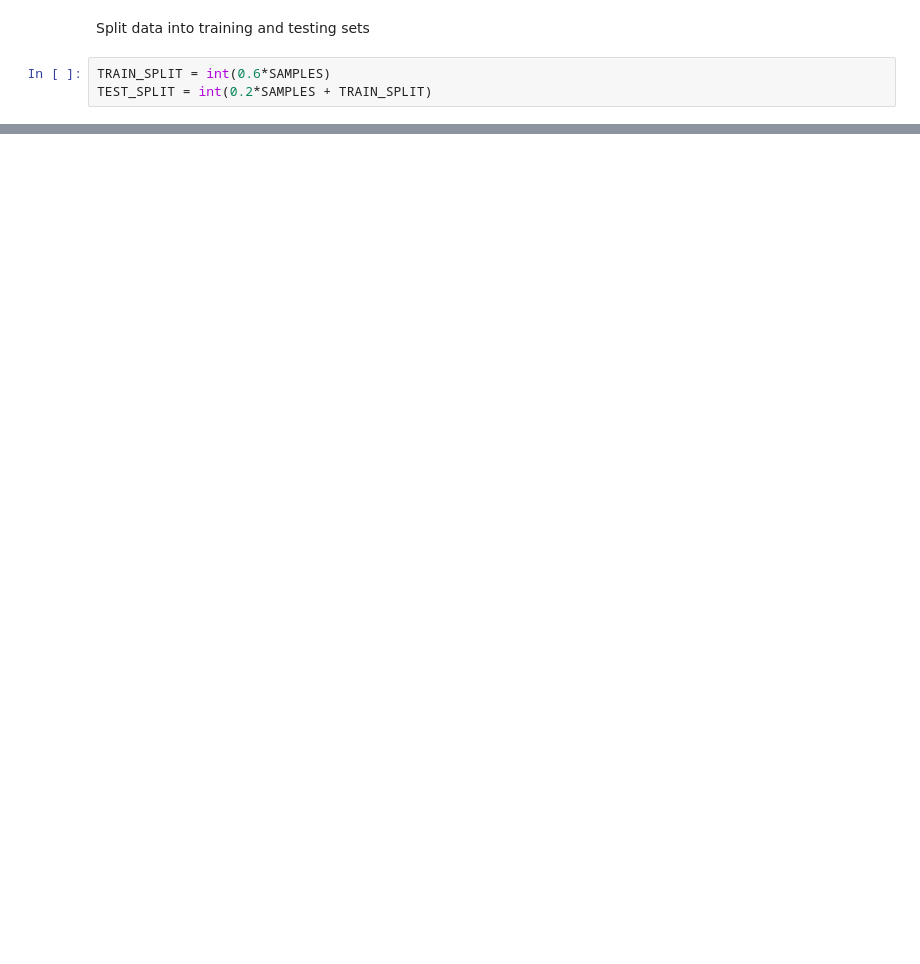
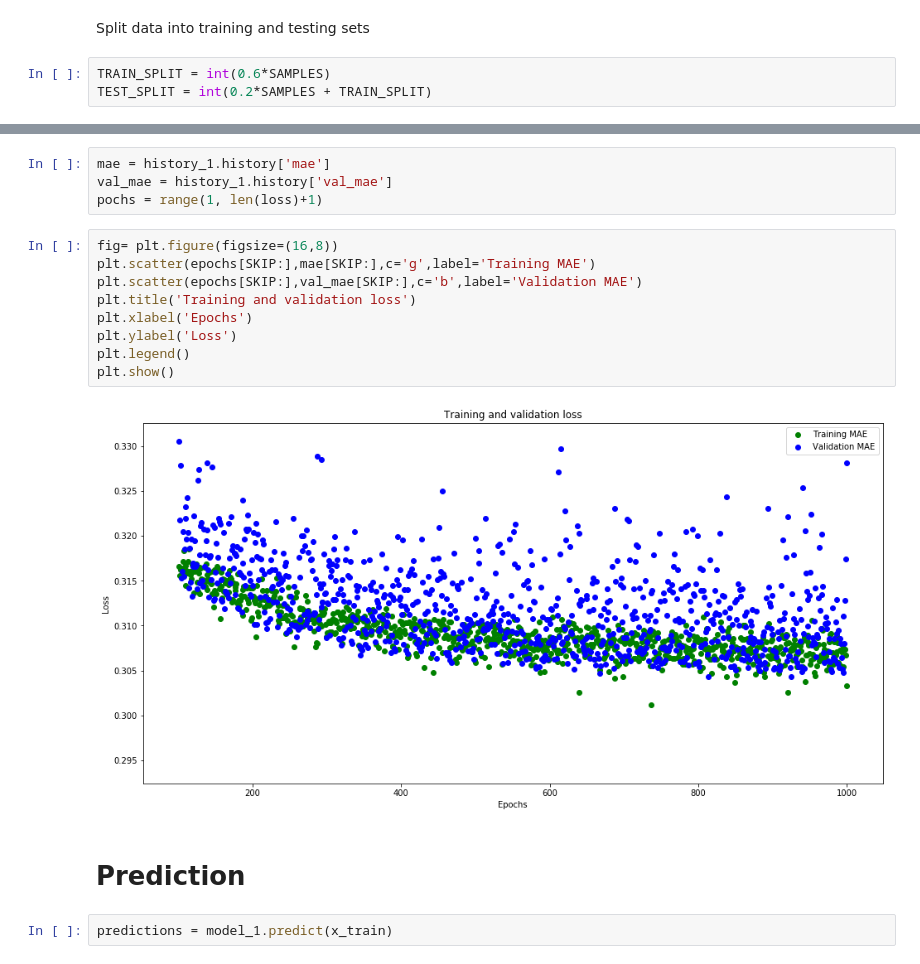
Before and after one commit to infrapale/3D_AI_Monitor, a Jupyter notebook: Copy_of_TF_sine_test.ipynb, the cells around one changed output, grey strips where cells are left out. Cells and saved outputs as stored; diff of their text form; blank space fills up the shorter version.

```diff
--- a/Copy_of_TF_sine_test.ipynb
+++ b/Copy_of_TF_sine_test.ipynb
@@ -49,0 +186,19 @@ x_train, x_validate, x_test = np.split(x_values, [])
+# %%
+mae = history_1.history['mae']
+val_mae = history_1.history['val_mae']
+pochs = range(1, len(loss)+1)
+# %%
+fig= plt.figure(figsize=(16,8))
+plt.scatter(epochs[SKIP:],mae[SKIP:],c='g',label='Training MAE')
+plt.scatter(epochs[SKIP:],val_mae[SKIP:],c='b',label='Validation MAE')
+plt.title('Training and validation loss')
+plt.xlabel('Epochs')
+plt.ylabel('Loss')
+plt.legend()
+plt.show()
+# %% [output]
+[figure, added]
+# %% [markdown]
+# Prediction
+# %%
+predictions = model_1.predict(x_train)
```
Also changed, not shown: parts of 21 cells of this notebook.
